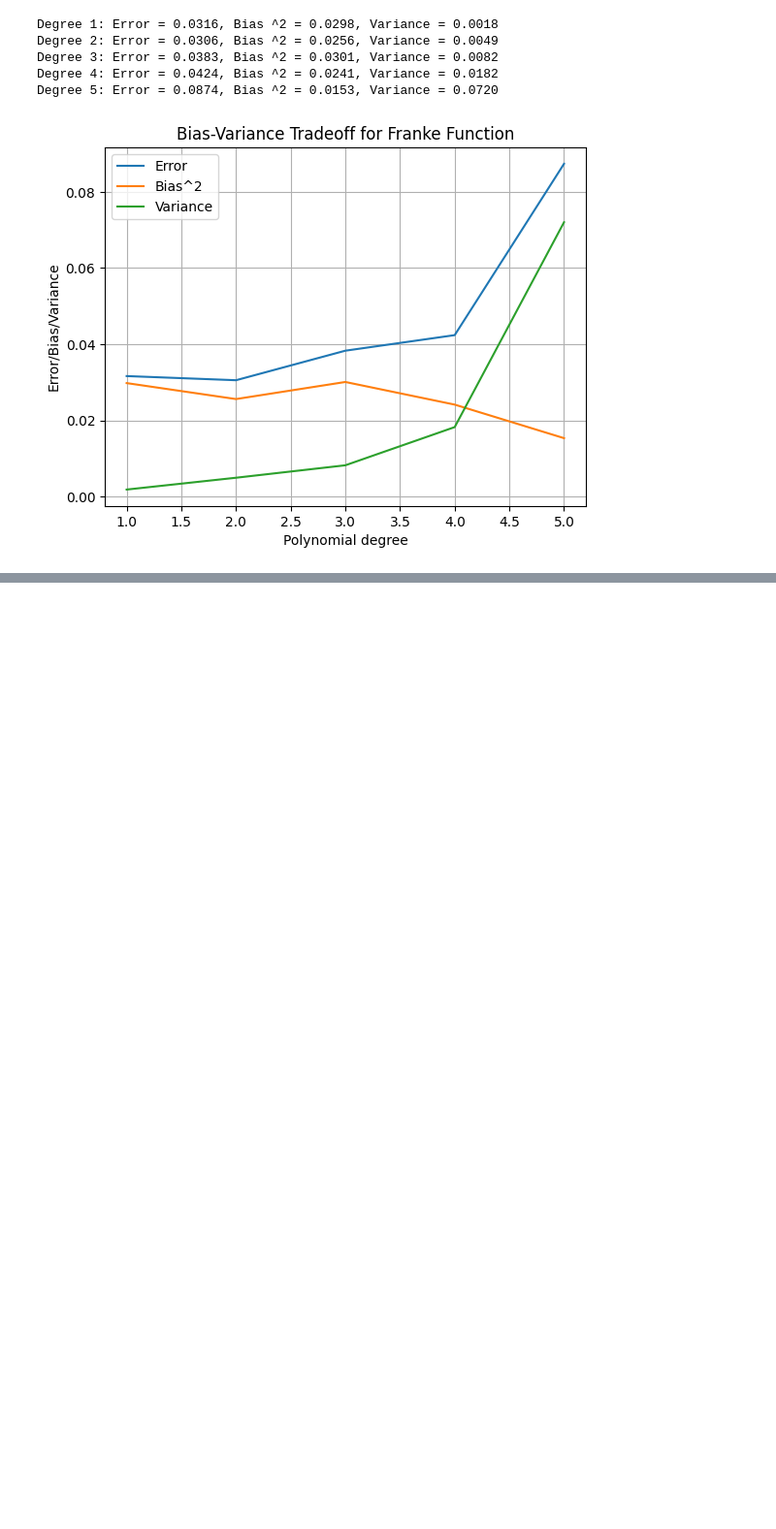
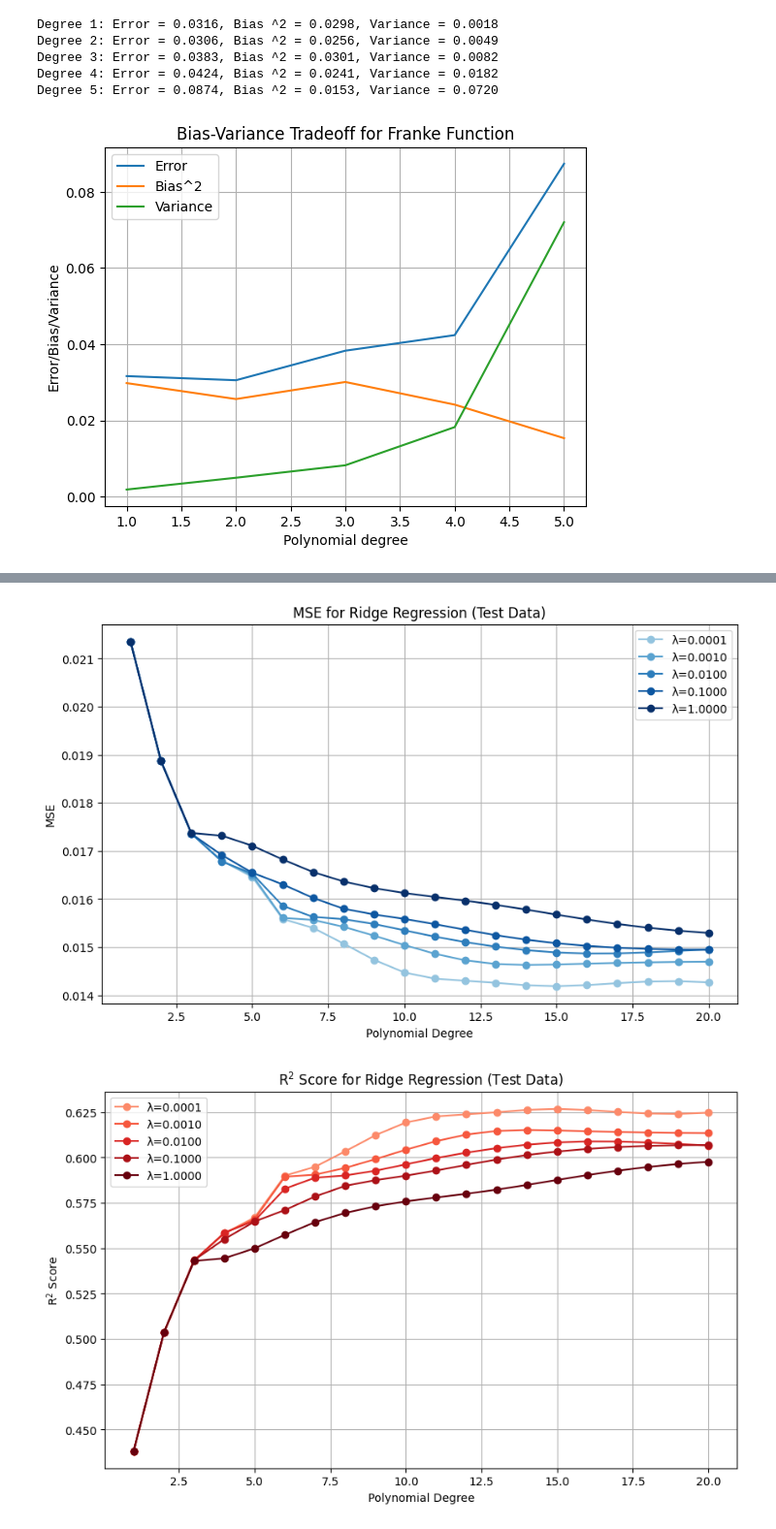
Before and after one commit to tiriltk/FYSSTK4155, a Jupyter notebook: Project1/project1code.ipynb, the cells around one changed output, grey strips where cells are left out. Shown at 97% size. Saved outputs shown, nothing was run; the diff lists cells and outputs as text; code cells hidden in the pictures; blank space fills up the shorter version.

```diff
--- a/Project1/project1code.ipynb
+++ b/Project1/project1code.ipynb
@@ -447,0 +607,77 @@ Degree 5: Error = 0.0874, Bias ^2 = 0.0153, Variance = 0.0720
+# %%
+points_scaled = np.column_stack((min_max_scaling(points[:, 0]), min_max_scaling(points[:, 1])))
+x = points_scaled[:, 0]
+y = points_scaled[:, 1]
+
+degrees = np.arange(1, 21)  # Polynomial degrees
+lambdas = np.logspace(-4, 0, 5)  # Different lambda values
+
+MSE_Ridge_train = np.zeros((len(degrees), len(lambdas)))
+MSE_Ridge_test = np.zeros((len(degrees), len(lambdas)))
+R2_Ridge_train = np.zeros((len(degrees), len(lambdas)))
+R2_Ridge_test = np.zeros((len(degrees), len(lambdas)))
+
+for i, deg in enumerate(degrees):
+    X = create_X(x, y, n=deg)
+    X = X[:, 1:]  # Remove the intercept for now
+
+    # Train-test split
+    X_train, X_test, z_train, z_test = train_test_split(X, z_scaled, test_size=0.2, random_state=42)
+
+    # Scale the data
+    scaler = StandardScaler()
+    X_train_scaled = scaler.fit_transform(X_train)
+    X_test_scaled = scaler.transform(X_test)
+
+    # Center target values
+    z_train_mean = np.mean(z_train)
+    z_train_scaled = z_train - z_train_mean
+    z_test_scaled = z_test - z_train_mean
+
+    # Loop over different lambda values
+    p = X_train_scaled.shape[1]
+    I = np.eye(p)
+
+    for j, lmb in enumerate(lambdas):
+        # Ridge regression
+        Ridgebeta = np.linalg.inv(X_train_scaled.T @ X_train_scaled + lmb * I) @ X_train_scaled.T @ z_train_scaled
+
+        # Predictions
+        y_train_pred = X_train_scaled @ Ridgebeta + z_train_mean
+        y_test_pred = X_test_scaled @ Ridgebeta + z_train_mean
+
+        # Compute MSE and R²
+        MSE_Ridge_train[i, j] = mean_squared_error(z_train, y_train_pred)
+        MSE_Ridge_test[i, j] = mean_squared_error(z_test, y_test_pred)
+        R2_Ridge_train[i, j] = r2_score(z_train, y_train_pred)
+        R2_Ridge_test[i, j] = r2_score(z_test, y_test_pred)
+
+
+
+mse_colors = plt.cm.Blues(np.linspace(0.4, 1, len(lambdas)))
+r2_colors = plt.cm.Reds(np.linspace(0.4, 1, len(lambdas)))
+
+# Plot MSE vs Polynomial Degree for Ridge Regression
+plt.figure(figsize=(10, 6))
+for j, lmb in enumerate(lambdas):
+    plt.plot(degrees, MSE_Ridge_test[:, j], marker='o', label=f'λ={lmb:.4f}', color=mse_colors[j])
+plt.xlabel('Polynomial Degree')
+plt.ylabel('MSE')
+plt.title('MSE for Ridge Regression (Test Data)')
+plt.legend()
+plt.grid(True)
+plt.show()
+
+# Plot R² vs Polynomial Degree for Ridge Regression
+plt.figure(figsize=(10, 6))
+for j, lmb in enumerate(lambdas):
+    plt.plot(degrees, R2_Ridge_test[:, j], marker='o', label=f'λ={lmb:.4f}', color=r2_colors[j])
+plt.xlabel('Polynomial Degree')
+plt.ylabel('R$^2$ Score')
+plt.title('R$^2$ Score for Ridge Regression (Test Data)')
+plt.legend()
+plt.grid(True)
+plt.show()
+# %% [output]
+[figure, added]
+[figure, added]
```
Also changed, not shown: parts of 8 cells of this notebook.
